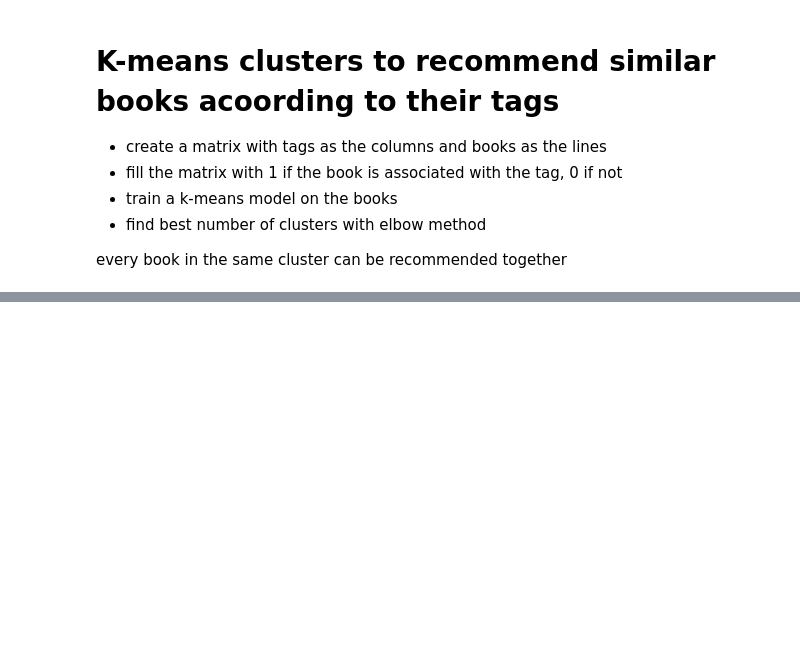
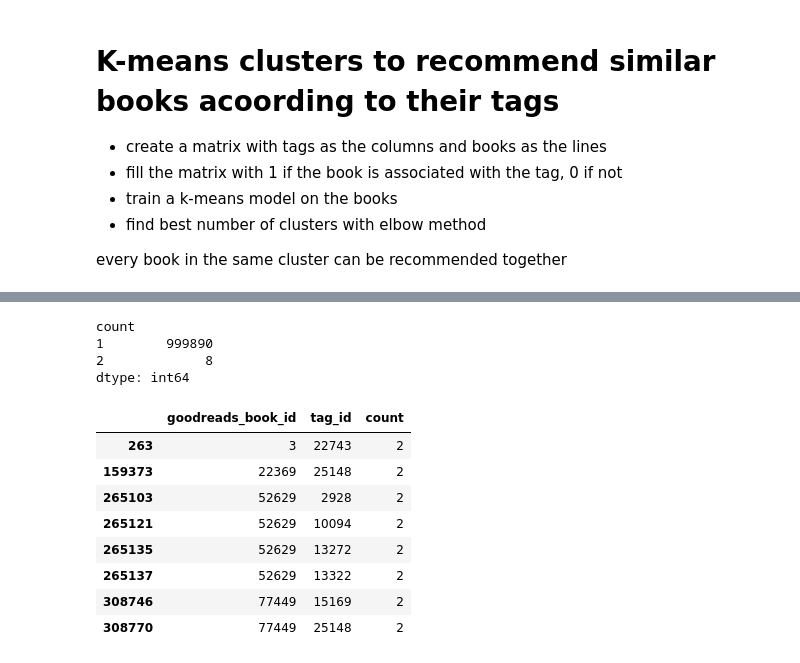
Before and after one commit to tjohanne42/books_recommandation, a Jupyter notebook: recommender_main_arthur.ipynb, the cells around one changed output, grey strips where cells are left out. Cells and saved outputs as stored; diff of their text form; code cells hidden in the pictures; blank space fills up the shorter version.

```diff
--- a/recommender_main_arthur.ipynb
+++ b/recommender_main_arthur.ipynb
@@ -368,0 +395,21 @@ book_recommendation.df_bt
+# %%
+display(df_bt_2.groupby(["goodreads_book_id", "tag_id"]).count().value_counts())
+# there is 8 duplicates in df_bt_3
+# %% [output]
+count
+1        999890
+2             8
+dtype: int64
+# %%
+df_TEMP = df_bt_2.groupby(["goodreads_book_id", "tag_id"], as_index=False).count()
+df_TEMP.loc[df_TEMP["count"] == 2]
+# %% [output]
+|  | goodreads_book_id | tag_id | count |
+| 263 | 3 | 22743 | 2 |
+| 159373 | 22369 | 25148 | 2 |
+| 265103 | 52629 | 2928 | 2 |
+| 265121 | 52629 | 10094 | 2 |
+| 265135 | 52629 | 13272 | 2 |
+| 265137 | 52629 | 13322 | 2 |
+| 308746 | 77449 | 15169 | 2 |
+| 308770 | 77449 | 25148 | 2 |
```
Also changed, not shown: parts of 20 cells of this notebook.
